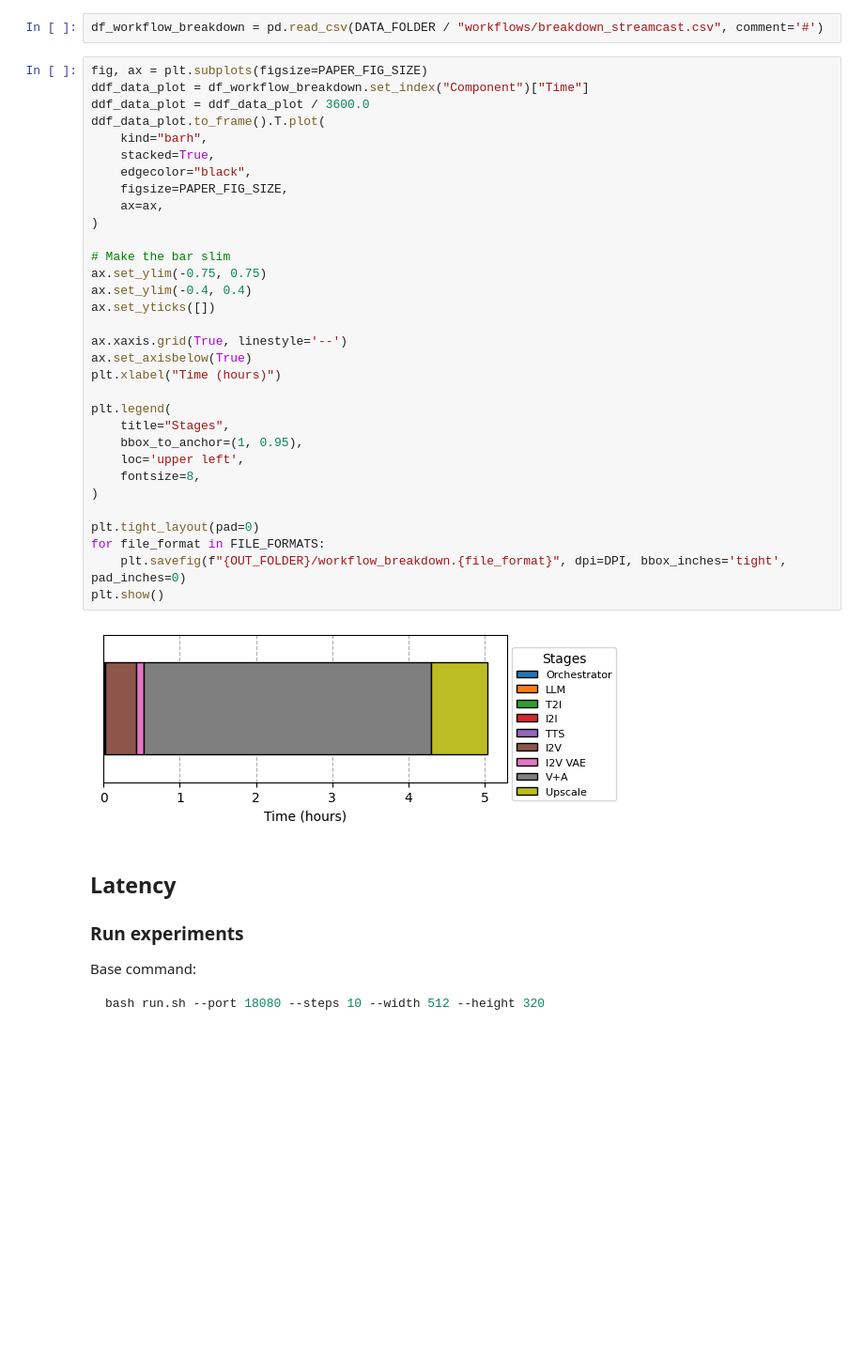
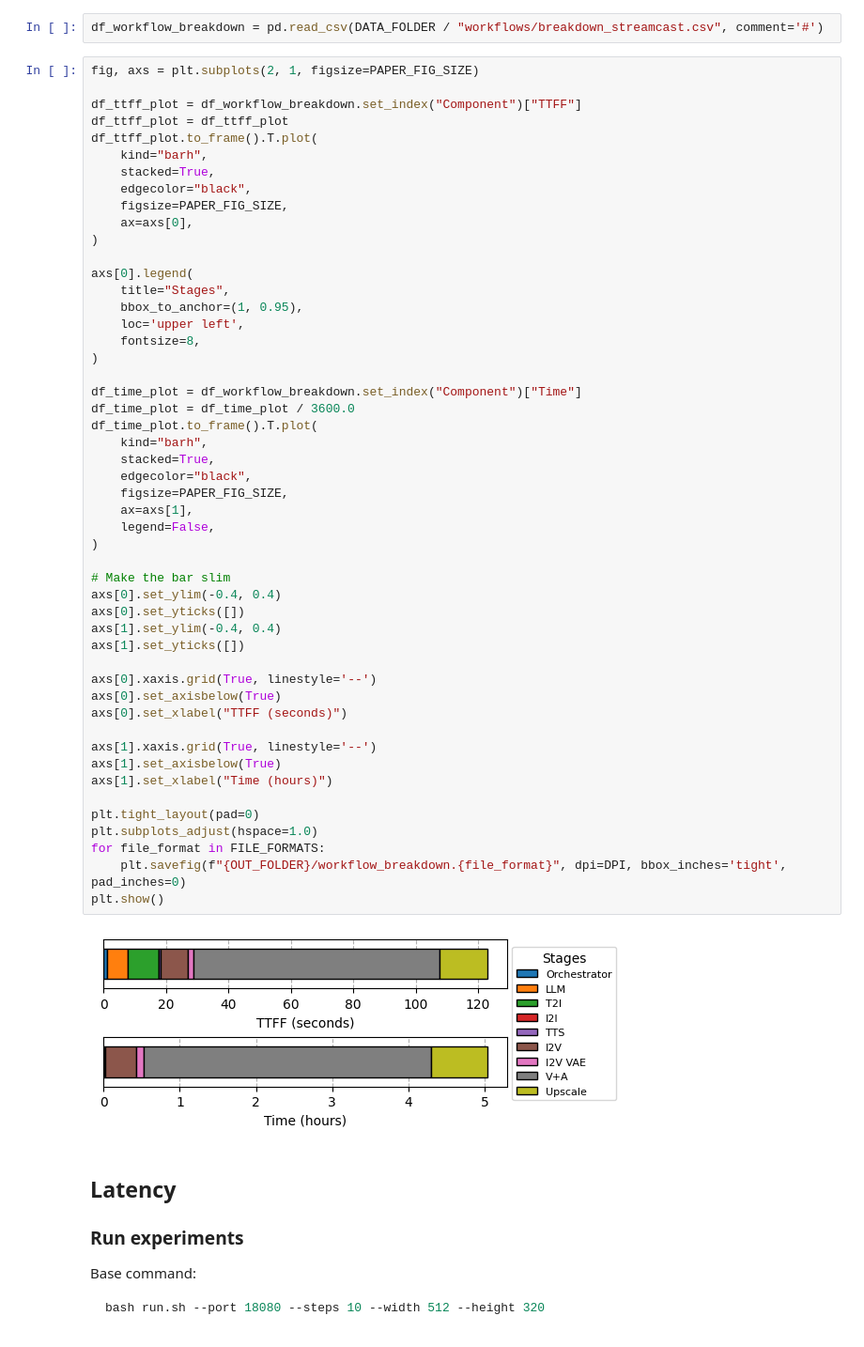
Before and after one commit to Azure/realtimevideogen, a Jupyter notebook: paper/figures.ipynb, the cells around one changed output. Shown at 94% size. Cells and saved outputs as stored; diff of their text form; blank space fills up the shorter version.

Commit message:
Updated figure

```diff
--- a/paper/figures.ipynb
+++ b/paper/figures.ipynb
@@ -49,39 +49,57 @@ StreamCast time breakdown running on an 8xA100.
 # %%
 df_workflow_breakdown = pd.read_csv(DATA_FOLDER / "workflows/breakdown_streamcast.csv", comment='#')
 # %%
-fig, ax = plt.subplots(figsize=PAPER_FIG_SIZE)
-ddf_data_plot = df_workflow_breakdown.set_index("Component")["Time"]
-ddf_data_plot = ddf_data_plot / 3600.0
-ddf_data_plot.to_frame().T.plot(
+fig, axs = plt.subplots(2, 1, figsize=PAPER_FIG_SIZE)
+
+df_ttff_plot = df_workflow_breakdown.set_index("Component")["TTFF"]
+df_ttff_plot = df_ttff_plot
+df_ttff_plot.to_frame().T.plot(
     kind="barh",
     stacked=True,
     edgecolor="black",
     figsize=PAPER_FIG_SIZE,
-    ax=ax,
+    ax=axs[0],
 )
 
-# Make the bar slim
-ax.set_ylim(-0.75, 0.75)
-ax.set_ylim(-0.4, 0.4)
-ax.set_yticks([])
-
-ax.xaxis.grid(True, linestyle='--')
-ax.set_axisbelow(True)
-plt.xlabel("Time (hours)")
-
-plt.legend(
+axs[0].legend(
     title="Stages",
     bbox_to_anchor=(1, 0.95),
     loc='upper left',
     fontsize=8,
 )
 
+df_time_plot = df_workflow_breakdown.set_index("Component")["Time"]
+df_time_plot = df_time_plot / 3600.0
+df_time_plot.to_frame().T.plot(
+    kind="barh",
+    stacked=True,
+    edgecolor="black",
+    figsize=PAPER_FIG_SIZE,
+    ax=axs[1],
+    legend=False,
+)
+
+# Make the bar slim
+axs[0].set_ylim(-0.4, 0.4)
+axs[0].set_yticks([])
+axs[1].set_ylim(-0.4, 0.4)
+axs[1].set_yticks([])
+
+axs[0].xaxis.grid(True, linestyle='--')
+axs[0].set_axisbelow(True)
+axs[0].set_xlabel("TTFF (seconds)")
+
+axs[1].xaxis.grid(True, linestyle='--')
+axs[1].set_axisbelow(True)
+axs[1].set_xlabel("Time (hours)")
+
 plt.tight_layout(pad=0)
+plt.subplots_adjust(hspace=1.0)
 for file_format in FILE_FORMATS:
     plt.savefig(f"{OUT_FOLDER}/workflow_breakdown.{file_format}", dpi=DPI, bbox_inches='tight', pad_inches=0)
 plt.show()
 # %% [output]
-[figure, old version]
+[figure, new version]
 # %% [markdown]
 ## Latency
 ### Run experiments
```
Also changed, not shown: 2 other files.
